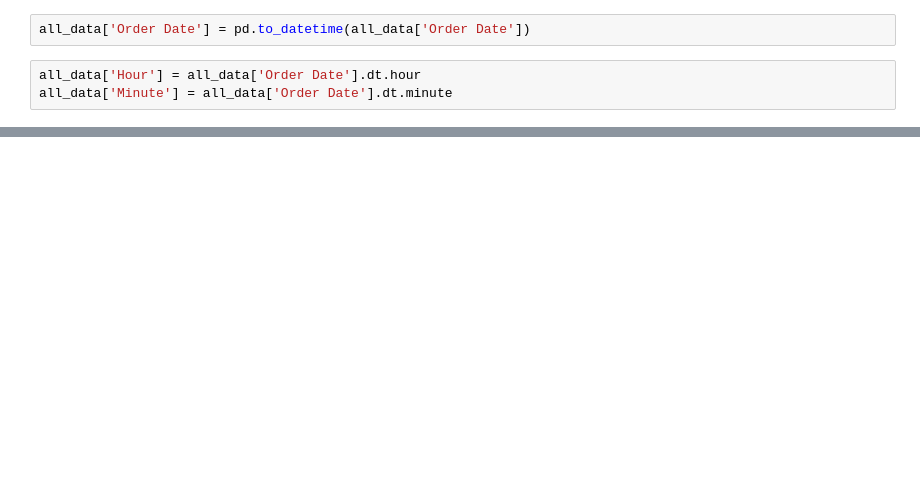
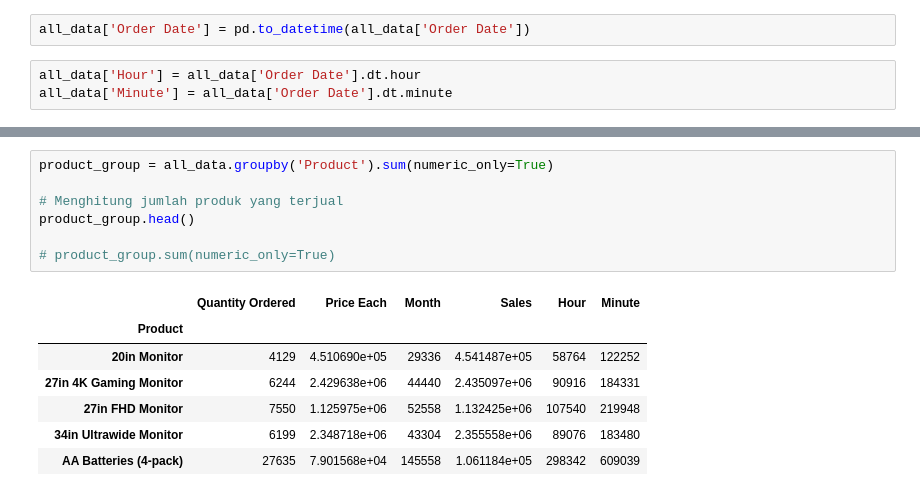
Before and after one commit to Rapapap/Pandas-Data-Science-Task, a Jupyter notebook: Sales_Analysis.ipynb, the cells around one changed output, grey strips where cells are left out. Saved outputs shown, nothing was run; the diff lists cells and outputs as text; blank space fills up the shorter version.

```diff
--- a/Sales_Analysis.ipynb
+++ b/Sales_Analysis.ipynb
@@ -208,0 +288,15 @@ plt.show()
+# %%
+product_group = all_data.groupby('Product').sum(numeric_only=True)
+
+# Menghitung jumlah produk yang terjual
+product_group.head()
+
+# product_group.sum(numeric_only=True)
+# %% [output]
+|  | Quantity Ordered | Price Each | Month | Sales | Hour | Minute |
+| Product |  |  |  |  |  |  |
+| 20in Monitor | 4129 | 4.510690e+05 | 29336 | 4.541487e+05 | 58764 | 122252 |
+| 27in 4K Gaming Monitor | 6244 | 2.429638e+06 | 44440 | 2.435097e+06 | 90916 | 184331 |
+| 27in FHD Monitor | 7550 | 1.125975e+06 | 52558 | 1.132425e+06 | 107540 | 219948 |
+| 34in Ultrawide Monitor | 6199 | 2.348718e+06 | 43304 | 2.355558e+06 | 89076 | 183480 |
+| AA Batteries (4-pack) | 27635 | 7.901568e+04 | 145558 | 1.061184e+05 | 298342 | 609039 |
```
Also changed, not shown: parts of 15 cells of this notebook.
